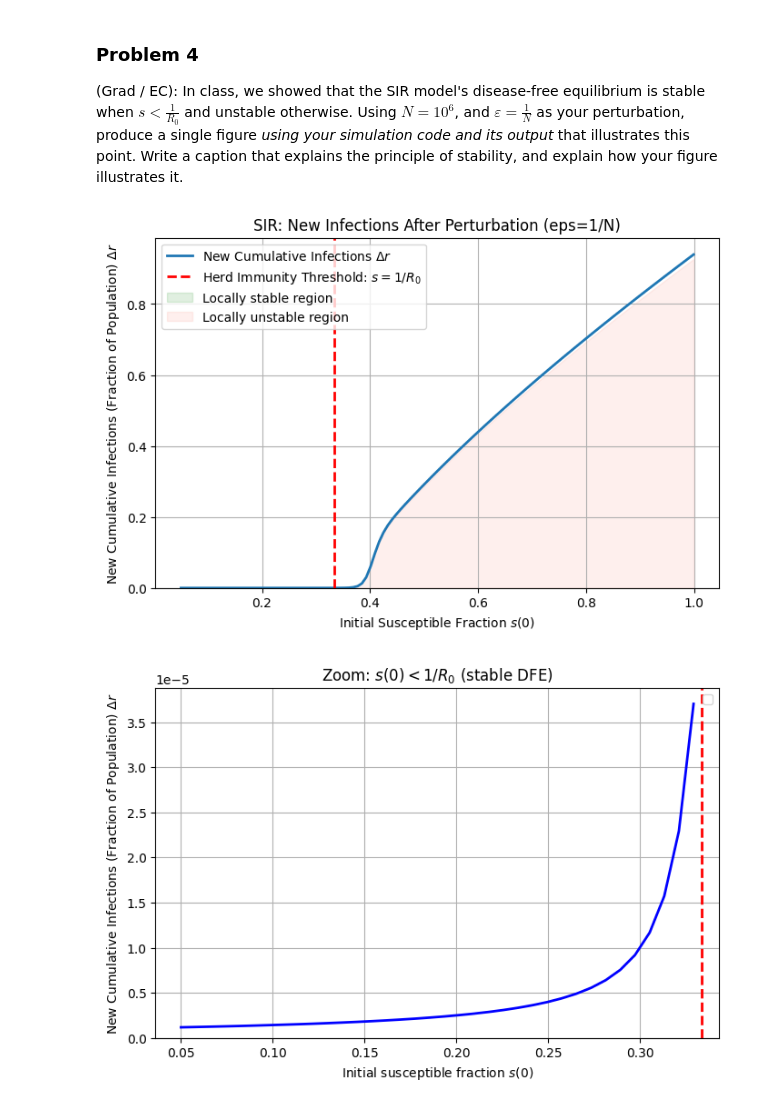
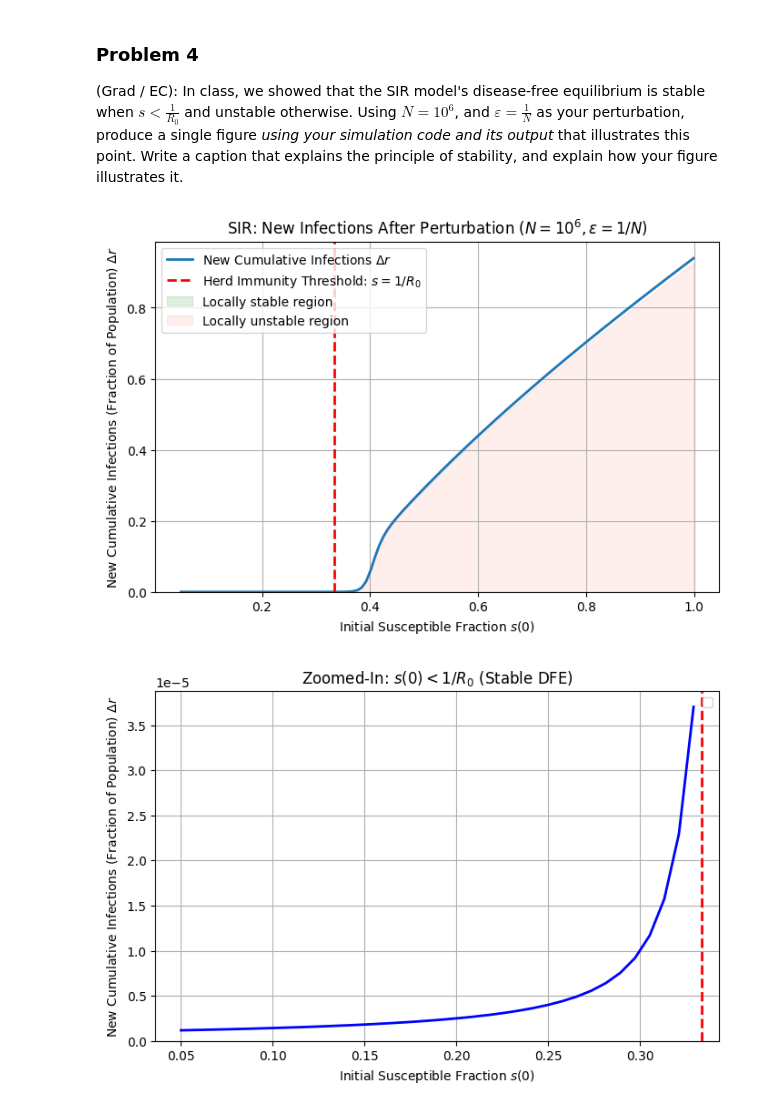
Before and after one commit to mathstud/csci5897, a Jupyter notebook: Homeworks/hw_1.ipynb, the cells around one changed output. Saved outputs shown, nothing was run; the diff lists cells and outputs as text; code cells hidden in the pictures.

Commit message:
add plot to 4d, fix labels

```diff
--- a/Homeworks/hw_1.ipynb
+++ b/Homeworks/hw_1.ipynb
@@ -263,48 +263,48 @@ tmax = 500.0  # long enough to reach equilibrium; increase if needed
 
 for s0 in s_values:
     i0 = eps
     r0 = 1.0 - s0 - i0         # note: this changes as s0 changes
     # integrate
     sol = solve_ivp(sir, [0.0, tmax], [s0, i0, r0], atol=1e-10, rtol=1e-8)  # inital value problem: 0 to tmax, evaluate at t=500
     sF, iF, rF = sol.y[:, -1]
     delta_r.append(max(0.0, rF - r0))  # new infections caused by perturbation
 
 delta_r = np.array(delta_r)
 
 # Plot
 plt.figure(figsize=(8,5))
 plt.plot(s_values, delta_r, lw=2, label=r'New Cumulative Infections $\Delta r$')
 plt.axvline(1.0/R0, color='red', linestyle='--', lw=2, label=r'Herd Immunity Threshold: $s = 1/R_0$')
 
 # Shade stability regions
 plt.fill_between(s_values, 0, delta_r, where=(s_values < 1.0/R0), color='green', alpha=0.12,
                  transform=plt.gca().get_xaxis_transform(), label='Locally stable region')
 plt.fill_between(s_values, 0, delta_r, where=(s_values >= 1.0/R0), color='salmon', alpha=0.12,
                  transform=plt.gca().get_xaxis_transform(), label='Locally unstable region')
 
 plt.xlabel('Initial Susceptible Fraction $s(0)$')
 plt.ylabel('New Cumulative Infections (Fraction of Population) $\Delta r$')
-plt.title('SIR: New Infections After Perturbation (eps=1/N)')
+plt.title(r'SIR: New Infections After Perturbation ($N=10^6, \varepsilon=1/N$)')
 plt.yscale('linear')
 plt.grid(True)
 plt.legend()
 plt.ylim(bottom=0)
 plt.show()
 # %% [output]
-[figure, old version]
+[figure, new version]
 # %%
-# Plot
+# Plot zoomed in on stable region
 plt.figure(figsize=(8,5))
 mask = s_values < 1.0/R0
 plt.plot(s_values[mask], delta_r[mask], lw=2, color="blue")
 plt.axvline(1.0/R0, color='red', linestyle='--', lw=2)
-plt.xlabel('Initial susceptible fraction $s(0)$')
+plt.xlabel('Initial Susceptible Fraction $s(0)$')
 plt.ylabel('New Cumulative Infections (Fraction of Population) $\Delta r$')
-plt.title('Zoom: $s(0) < 1/R_0$ (stable DFE)')
+plt.title('Zoomed-In: $s(0) < 1/R_0$ (Stable DFE)')
 plt.yscale('linear')
 plt.grid(True)
 plt.legend()
 plt.ylim(bottom=0)
 plt.show()
 # %% [output]
-[figure, old version]
+[figure, new version]
```
Also changed, not shown: parts of 2 cells of this notebook.
